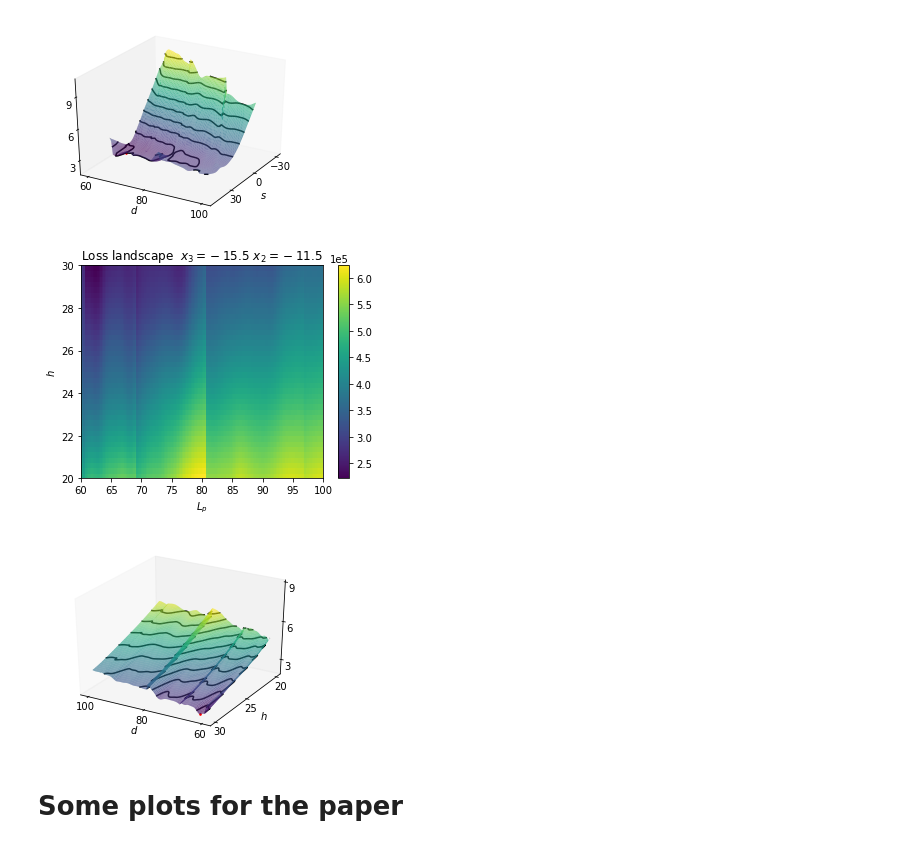
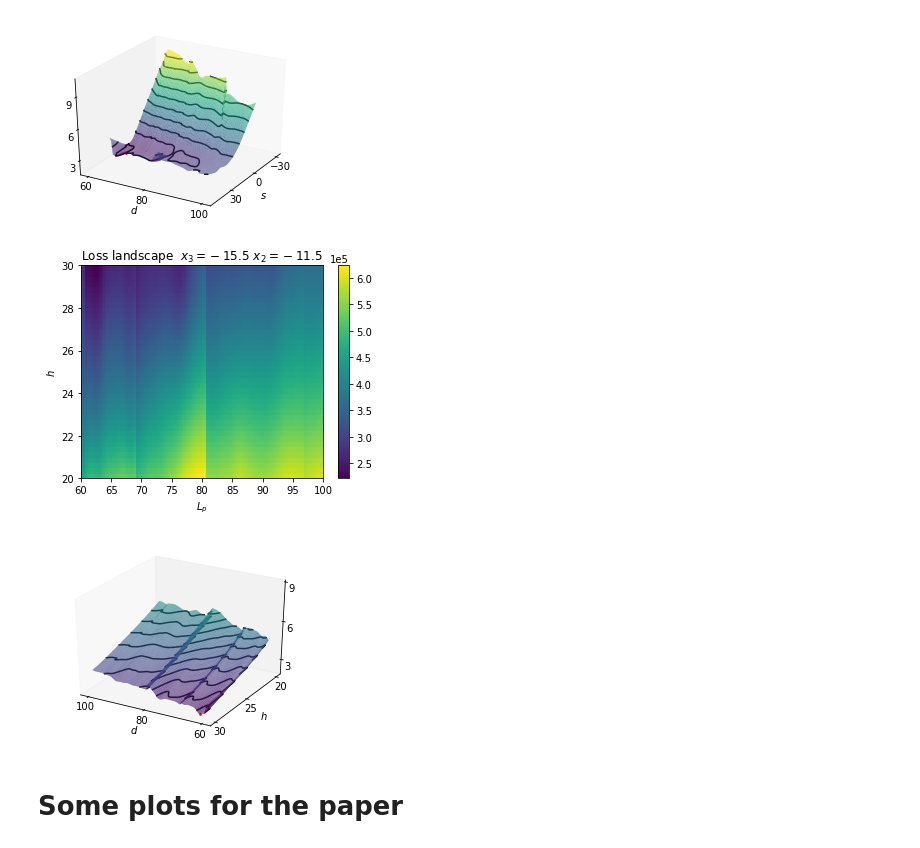
Before and after one commit to zongyi-li/Geo-FNO-catheter, a Jupyter notebook: catheter_analysis.ipynb, the cells around one changed output. Saved outputs shown, nothing was run; the diff lists cells and outputs as text; code cells hidden in the pictures.

```diff
--- a/catheter_analysis.ipynb
+++ b/catheter_analysis.ipynb
@@ -294,7 +270,8 @@ for i in range(len(x2_range)):
 # %%
 X, Y = np.meshgrid(x2_range ,x3_range)
 plt.figure(figsize=(5,4))
-plt.pcolormesh(X, Y, loss.transpose())
+vmin, vmax =  np.min(loss), np.max(loss)
+plt.pcolormesh(X, Y, loss.transpose(), vmin=vmin, vmax=vmax)
 # plt.colorbar(format='%.0e')
 cbar = plt.colorbar()
 cbar.formatter.set_powerlimits((0, 0))
@@ -348,7 +325,7 @@ Y += x1
 ax.contour(X.T, Y.T, (loss), 10,  colors="black", linestyles="solid")
 ax.scatter([-11.565677642822266 + x1], [-15.864848136901855 + x1], [(217993.265625)],  s=10, marker='.', color='r', zorder=3)
 ax.plot_surface(X.T, Y.T, (loss), rstride=1, cstride=1,
-                cmap='viridis', edgecolor='none', alpha=0.7, linewidth=0)
+                cmap='viridis', edgecolor='none', alpha=0.7, linewidth=0, vmin=vmin, vmax=vmax)
 ax.grid(False)
 
 ax.view_init(30, -60)
@@ -497,35 +474,35 @@ plt.savefig("landscape-Lp-h.pdf")
 
 
 
 
 
 x1 = L_p.item()/2.0
 fig = plt.figure(figsize=(4,3))
 ax = fig.add_subplot(111, projection='3d')
 ax.contour(X.T, Y.T, (loss), 10,  colors="black", linestyles="solid")
 
 ax.scatter([62.2564697265625], [30.0],  [(217993.265625)],  s=10, marker='.', color='r', zorder=3)
 ax.plot_surface(X.T, Y.T, (loss), rstride=1, cstride=1,
-                cmap='viridis', edgecolor='none', alpha=0.7, lw =0)
+                cmap='viridis', edgecolor='none', alpha=0.7, lw =0, vmin=vmin, vmax=vmax)
 ax.grid(False)
 
 ax.view_init(30, 120)
 ax.set_xticks([60, 80, 100])
 ax.tick_params(axis='x', which='major', pad=-4)
 ax.set_xlabel(r"$d$", labelpad=-5)
 ax.set_yticks([20, 25, 30])
 ax.tick_params(axis='y', which='major', pad=-4)
 ax.set_ylabel(r"$h$", labelpad=-5)
 
 ax.set_zticks([3e5, 6e5, 9e5])
 ax.tick_params(axis='z', which='major', pad=-4)
 
 ax.ticklabel_format(axis='z', style='scientific',  scilimits=(1,4), useMathText=True)
 fig.tight_layout()
 fig.savefig("landscape-3.pdf")
 # %% [output]
 [figure]
-[figure, old version]
+[figure, new version]
 # %% [markdown]
 # Some plots for the paper
 # %%
```
Also changed, not shown: parts of 3 cells of this notebook.
